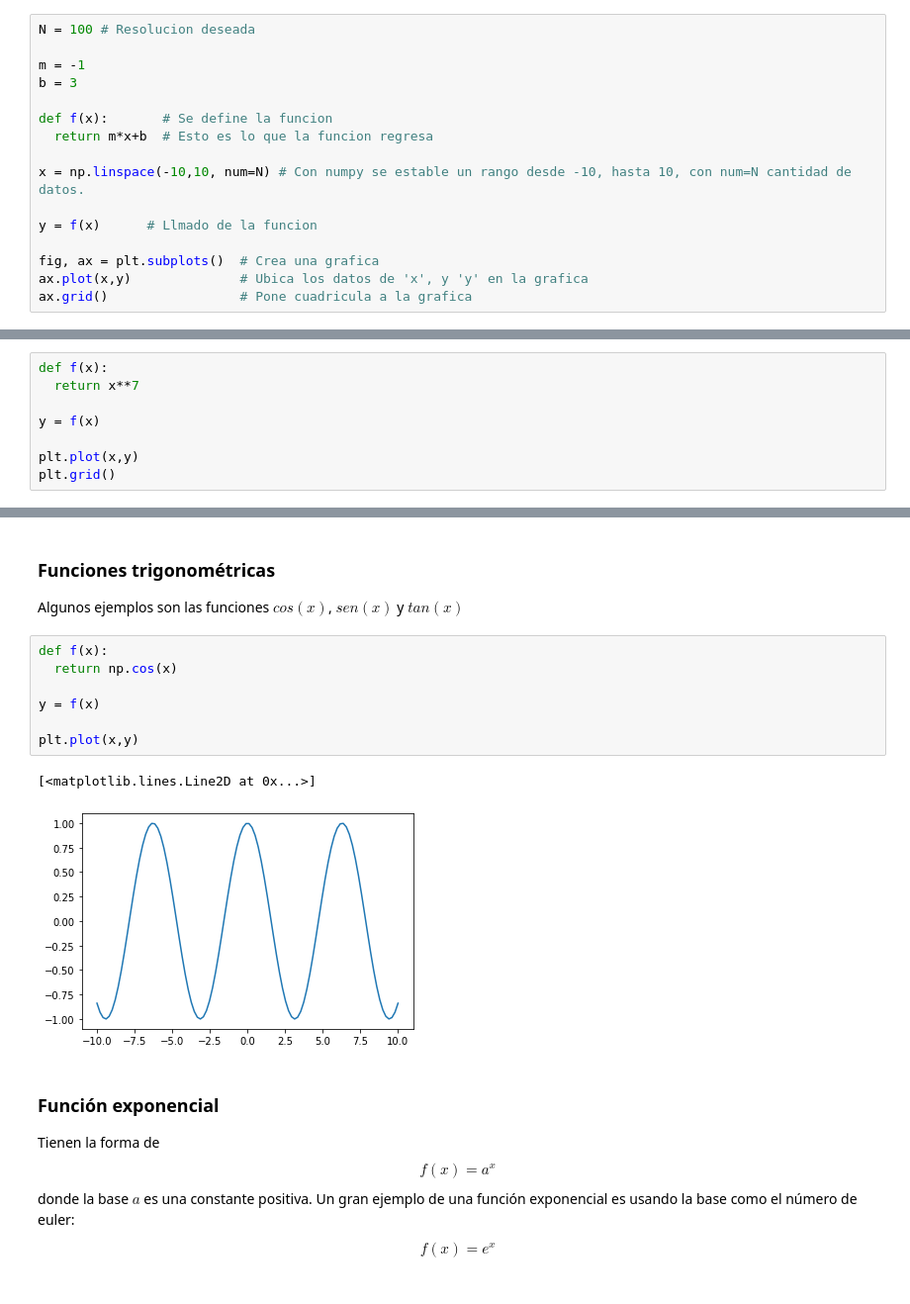
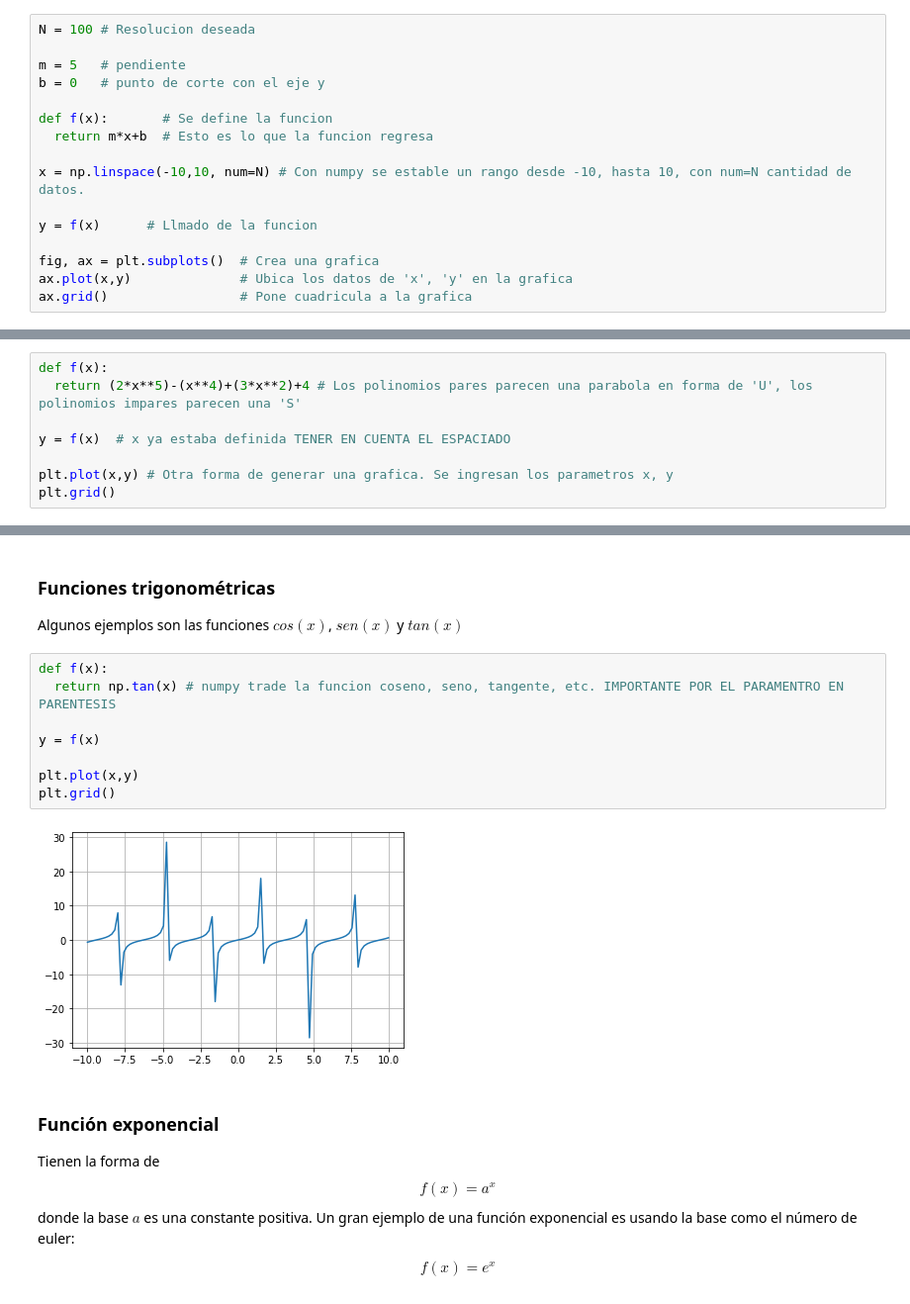
Before and after one commit to feracor/curso_funciones_matem-ticas_para_DS_IA, a Jupyter notebook: 1_Programando_funciones.ipynb, the cells around one changed output, grey strips where cells are left out. Shown at 99% size. Cells and saved outputs as stored; diff of their text form.

Commit message:
Funciones trascendentes

```diff
--- a/1_Programando_funciones.ipynb
+++ b/1_Programando_funciones.ipynb
@@ -18,8 +18,8 @@ y $b$ es el punto de corte con el eje $y$. Su dominio es $Dom_{f} = (-\infty, \i
 # %%
 N = 100 # Resolucion deseada
 
-m = -1
-b = 3
+m = 5   # pendiente
+b = 0   # punto de corte con el eje y
 
 def f(x):       # Se define la funcion
   return m*x+b  # Esto es lo que la funcion regresa
@@ -29,6 +29,6 @@ x = np.linspace(-10,10, num=N) # Con numpy se estable un rango desde -10, hasta
 y = f(x)      # Llmado de la funcion
 
 fig, ax = plt.subplots()  # Crea una grafica
-ax.plot(x,y)              # Ubica los datos de 'x', y 'y' en la grafica
+ax.plot(x,y)              # Ubica los datos de 'x', 'y' en la grafica
 ax.grid()                 # Pone cuadricula a la grafica
 # %% [output]
@@ -60,11 +60,3 @@ $$f(x)= x^{a}, a \in R$$
 $$f(x)= x^{2}$$
 
 El dominio de $f(x)=x^{2}$ es $Dom_{f} = (-\infty, \infty)$. Su imagen es $Im_{f} = [0, \infty)$
-# %%
-def f(x):
-  return x**7
-
-y = f(x)
-
-plt.plot(x,y)
-plt.grid()
@@ -72,0 +63,8 @@ plt.grid()
+# %%
+def f(x):
+  return (2*x**5)-(x**4)+(3*x**2)+4 # Los polinomios pares parecen una parabola en forma de 'U', los polinomios impares parecen una 'S'
+
+y = f(x)  # x ya estaba definida TENER EN CUENTA EL ESPACIADO
+
+plt.plot(x,y) # Otra forma de generar una grafica. Se ingresan los parametros x, y
+plt.grid()
@@ -80,14 +80,14 @@ Son funciones que no pueden ser expresadas con polinomios.
 Algunos ejemplos son las funciones $cos(x)$, $sen(x)$ y $tan(x)$
 # %%
 def f(x):
-  return np.cos(x)
+  return np.tan(x) # numpy trade la funcion coseno, seno, tangente, etc. IMPORTANTE POR EL PARAMENTRO EN PARENTESIS
 
 y = f(x)
 
 plt.plot(x,y)
+plt.grid()
 # %% [output]
-[<matplotlib.lines.Line2D at 0x...>]
-[figure, old version]
+[figure, new version]
 # %% [markdown]
 ### Función exponencial
 
```
Also changed, not shown: parts of 5 cells of this notebook.
